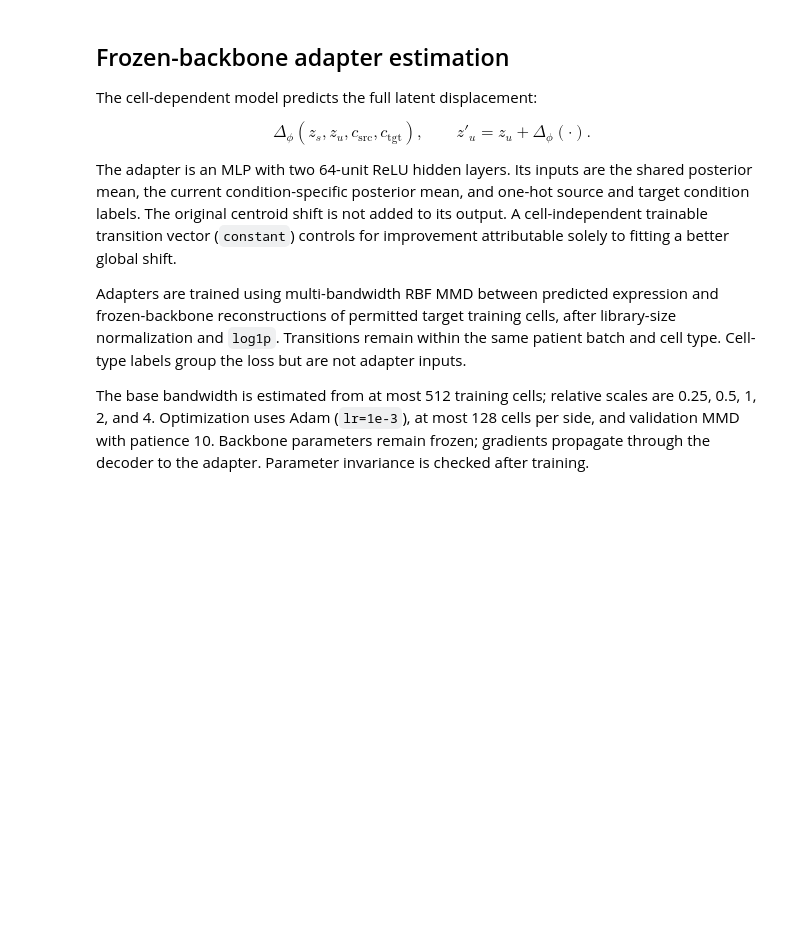
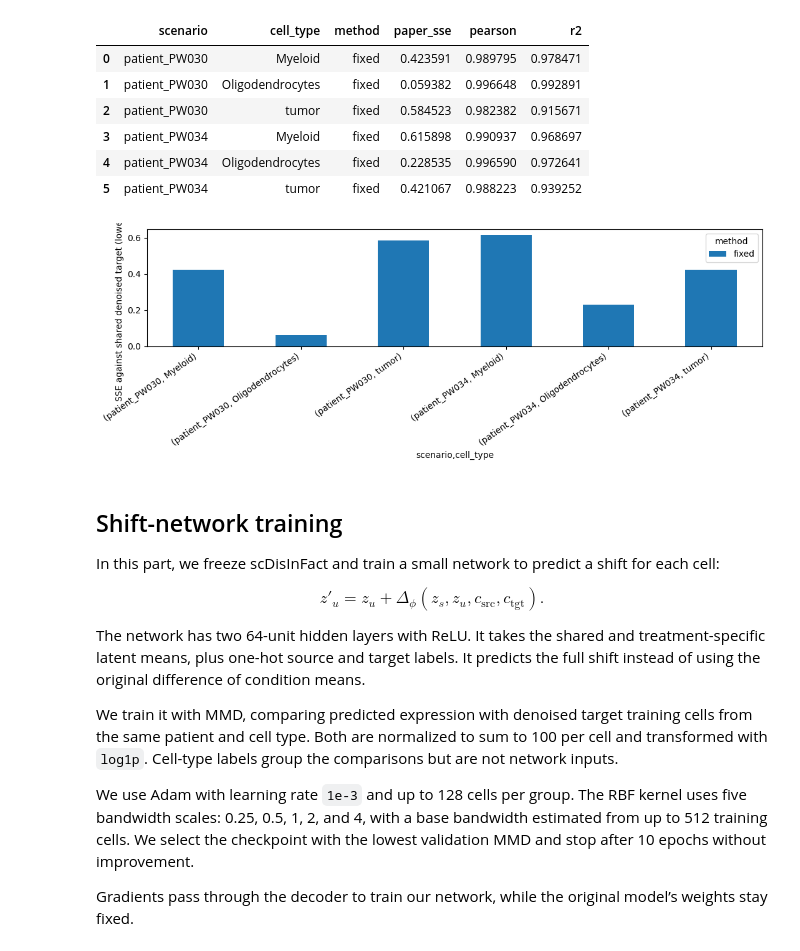
Before and after one commit to FFFFaaatte/expandSCDisInFact, a Jupyter notebook: notebooks/GBM_experiment.ipynb, the cells around one changed output. Cells and saved outputs as stored; diff of their text form; code cells hidden in the pictures; blank space fills up the shorter version.

```diff
--- a/notebooks/GBM_experiment.ipynb
+++ b/notebooks/GBM_experiment.ipynb
@@ -137,5 +236,20 @@ Predictions are normalized to a per-cell sum of 100 and aggregated by cell type.
 # %%
-jobs, skipped = scenarios(data, manifest, 'gbm', None, 50)
+from cellshift.evaluation import denoised_results, comparison_table, paired_improvements
+
+jobs, skipped = scenarios(data, manifest, 'gbm', None, 1)
+comparison_counts = []
+for patient in ['PW034', 'PW030']:
+    source_mask = (manifest.batch.eq(patient)
+                   & manifest.treatment.eq('vehicle (DMSO)')
+                   & ~manifest.role.eq('test'))
+    target_mask = manifest.role.eq('test')
+    for cell_type in ['Myeloid', 'Oligodendrocytes', 'tumor']:
+        n_source = int((source_mask & manifest.cell_type.eq(cell_type)).sum())
+        n_target = int((target_mask & manifest.cell_type.eq(cell_type)).sum())
+        comparison_counts.append({'scenario': 'patient_' + patient, 'cell_type': cell_type,
+                                  'n_source': n_source, 'n_target': n_target,
+                                  'status': 'included' if n_source and n_target else 'undefined: absent population'})
+display(pd.DataFrame(comparison_counts))
 display(pd.DataFrame(skipped)) if skipped else print('All configured prediction routes meet the evaluation criteria.')
 
 def evaluate_methods(adapters=None):
@@ -145,11 +259,11 @@ def evaluate_methods(adapters=None):
         enc = backbone.encode(source.counts, source.meta)
         target_enc = backbone.encode(target.counts, target.meta)
         ids = [names.index(value) for names, value in zip(backbone.labels, labels)]
-        references = {'raw': normalized(target.counts),
-                      'denoised': backbone.predict(target_enc, mode='identity')}
-        predictions = {'no_shift': backbone.predict(enc, ids, batch, mode='identity'),
-                       'fixed': backbone.predict(enc, ids, batch)}
+        references = {'denoised': backbone.predict(target_enc, mode='identity')}
+        predictions = {'fixed': backbone.predict(enc, ids, batch)}
         for mode, adapter in (adapters or {}).items():
+            if mode != 'network':
+                continue
             predictions[mode] = backbone.predict(enc, ids, batch, adapter=adapter)
         for method, prediction in predictions.items():
             for ct in sorted(target.meta.cell_type.unique()):
@@ -163,8 +277,9 @@ def evaluate_methods(adapters=None):
     return pd.DataFrame(rows)
 
 def show_results(results):
-    observed = results.loc[results.reference.eq('raw')]
-    display(observed[['scenario', 'cell_type', 'method', 'mse', 'pearson', 'r2']].round(5))
-    observed.pivot_table(index=['scenario', 'cell_type'], columns='method', values='mse').plot.bar(figsize=(12, 5))
-    plt.ylabel('MSE against observed test cells (lower is better)')
+    selected = denoised_results(results)
+    display(comparison_table(selected).round(6))
+    selected.pivot_table(index=['scenario', 'cell_type'], columns='method', values='paper_sse').plot.bar(figsize=(11, 4))
+    plt.ylabel('SSE against shared denoised target')
+    plt.xticks(rotation=35, ha='right')
     plt.tight_layout(); plt.show()
@@ -171,18 +295,33 @@ def show_results(results):
 # %%
-baseline_results = evaluate_methods()
+baseline_results = (pd.read_csv(OUT / 'baseline_metrics.csv')
+                    if (OUT / 'baseline_metrics.csv').exists() else evaluate_methods())
+baseline_results = denoised_results(baseline_results)
 baseline_results.to_csv(OUT / 'baseline_metrics.csv', index=False)
 show_results(baseline_results)
+# %% [output]
+|  | scenario | cell_type | method | paper_sse | pearson | r2 |
+| 0 | patient_PW030 | Myeloid | fixed | 0.423591 | 0.989795 | 0.978471 |
+| 1 | patient_PW030 | Oligodendrocytes | fixed | 0.059382 | 0.996648 | 0.992891 |
+| 2 | patient_PW030 | tumor | fixed | 0.584523 | 0.982382 | 0.915671 |
+| 3 | patient_PW034 | Myeloid | fixed | 0.615898 | 0.990937 | 0.968697 |
+| 4 | patient_PW034 | Oligodendrocytes | fixed | 0.228535 | 0.996590 | 0.972641 |
+| 5 | patient_PW034 | tumor | fixed | 0.421067 | 0.988223 | 0.939252 |
+[figure, added]
 # %% [markdown]
-## Frozen-backbone adapter estimation
+## Shift-network training
 
-The cell-dependent model predicts the full latent displacement:
+In this part, we freeze scDisInFact and train a small network to predict a shift for each cell:
 
-$$\Delta_\phi(z_s,z_u,c_{\mathrm{src}},c_{\mathrm{tgt}}),\qquad z'_u=z_u+\Delta_\phi(\cdot).$$
+$$
+z'_u = z_u + \Delta_\phi(z_s, z_u, c_{\mathrm{src}}, c_{\mathrm{tgt}}).
+$$
 
-The adapter is an MLP with two 64-unit ReLU hidden layers. Its inputs are the shared posterior mean, the current condition-specific posterior mean, and one-hot source and target condition labels. The original centroid shift is not added to its output. A cell-independent trainable transition vector (`constant`) controls for improvement attributable solely to fitting a better global shift.
+The network has two 64-unit hidden layers with ReLU. It takes the shared and treatment-specific latent means, plus one-hot source and target labels. It predicts the full shift instead of using the original difference of condition means.
 
-Adapters are trained using multi-bandwidth RBF MMD between predicted expression and frozen-backbone reconstructions of permitted target training cells, after library-size normalization and `log1p`. Transitions remain within the same patient batch and cell type. Cell-type labels group the loss but are not adapter inputs.
+We train it with MMD, comparing predicted expression with denoised target training cells from the same patient and cell type. Both are normalized to sum to 100 per cell and transformed with `log1p`. Cell-type labels group the comparisons but are not network inputs.
 
-The base bandwidth is estimated from at most 512 training cells; relative scales are 0.25, 0.5, 1, 2, and 4. Optimization uses Adam (`lr=1e-3`), at most 128 cells per side, and validation MMD with patience 10. Backbone parameters remain frozen; gradients propagate through the decoder to the adapter. Parameter invariance is checked after training.
+We use Adam with learning rate `1e-3` and up to 128 cells per group. The RBF kernel uses five bandwidth scales: 0.25, 0.5, 1, 2, and 4, with a base bandwidth estimated from up to 512 training cells. We select the checkpoint with the lowest validation MMD and stop after 10 epochs without improvement.
+
+Gradients pass through the decoder to train our network, while the original model’s weights stay fixed.
 # %%
 adapters = {}
```
Also changed, not shown: parts of 23 cells of this notebook, 20 other files.
